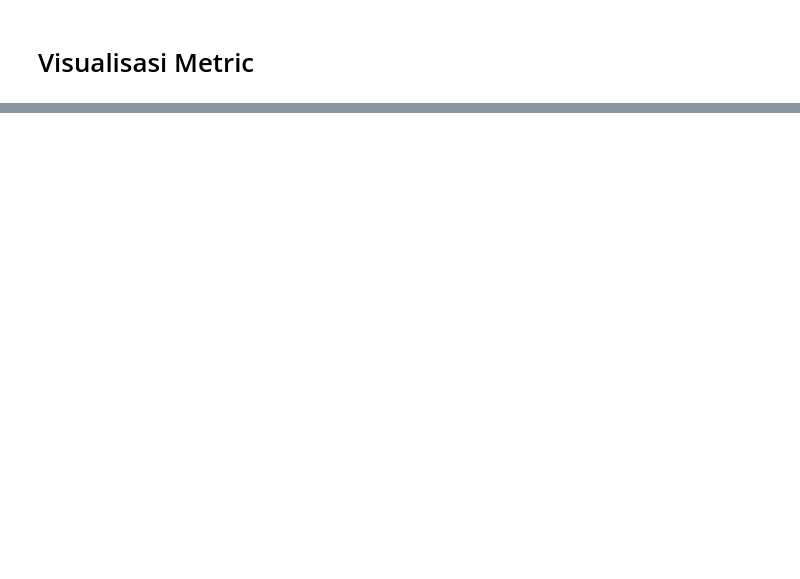
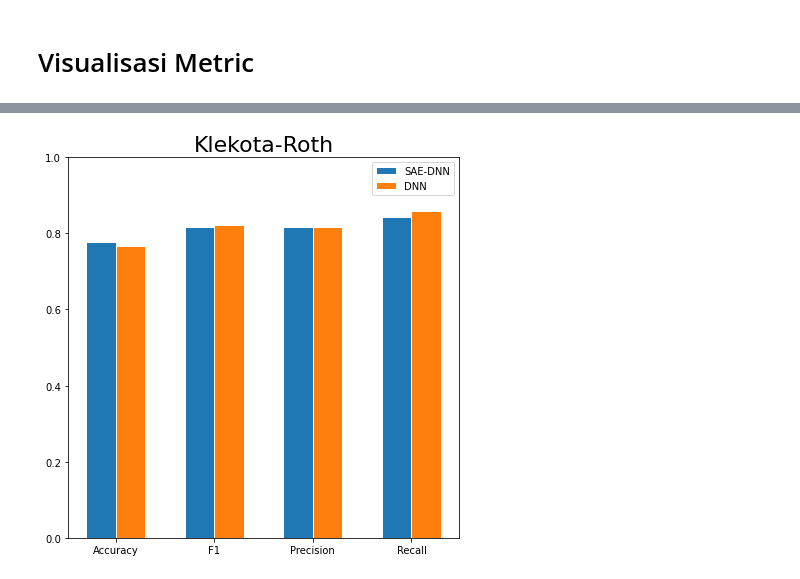
Before and after one commit to fadilrisdian/skripsi-fadil, a Jupyter notebook: 4. Visualize.ipynb, the cells around one changed output, grey strips where cells are left out. Saved outputs shown, nothing was run; the diff lists cells and outputs as text; code cells hidden in the pictures; blank space fills up the shorter version.

```diff
--- a/4. Visualize.ipynb
+++ b/4. Visualize.ipynb
@@ -178,0 +266,4 @@ plt.show()
+# %%
+visual(klekota_saednn, klekota_dnn, 'Klekota-Roth')
+# %% [output]
+[figure, added]
```
Also changed, not shown: parts of 23 cells of this notebook, 4 other files.
